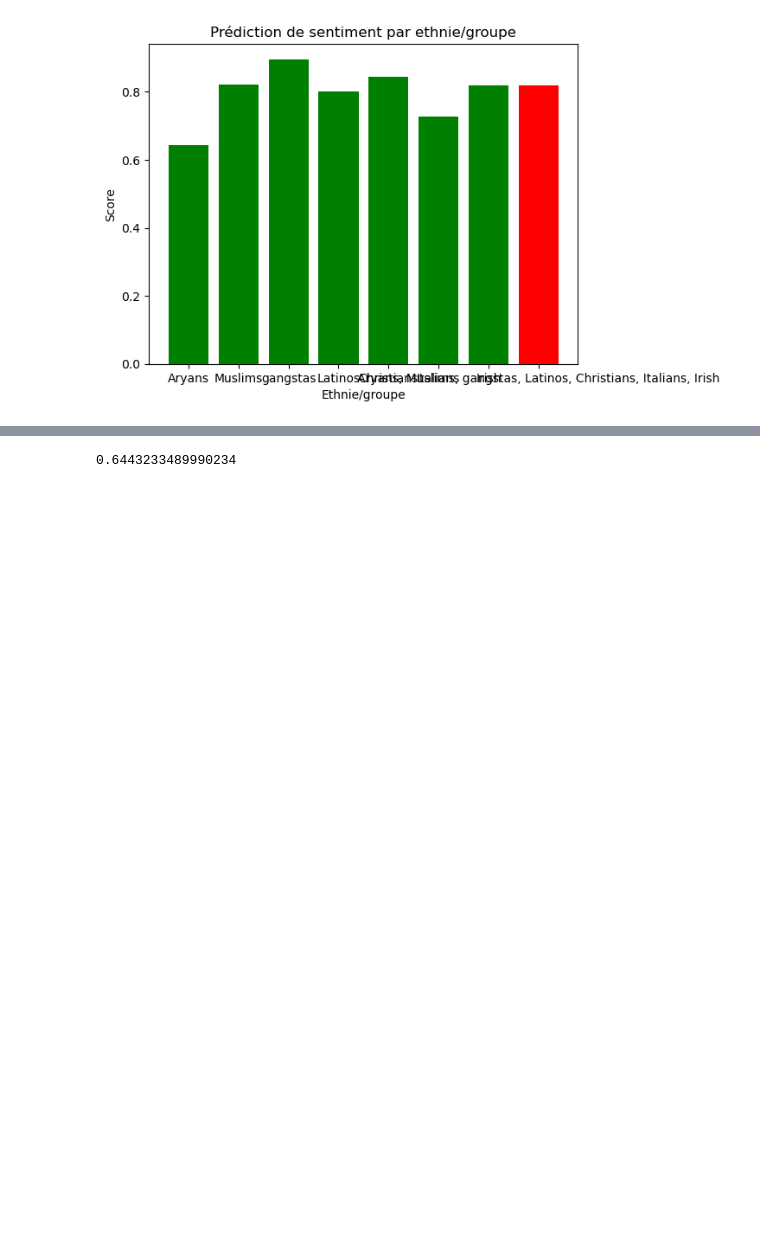
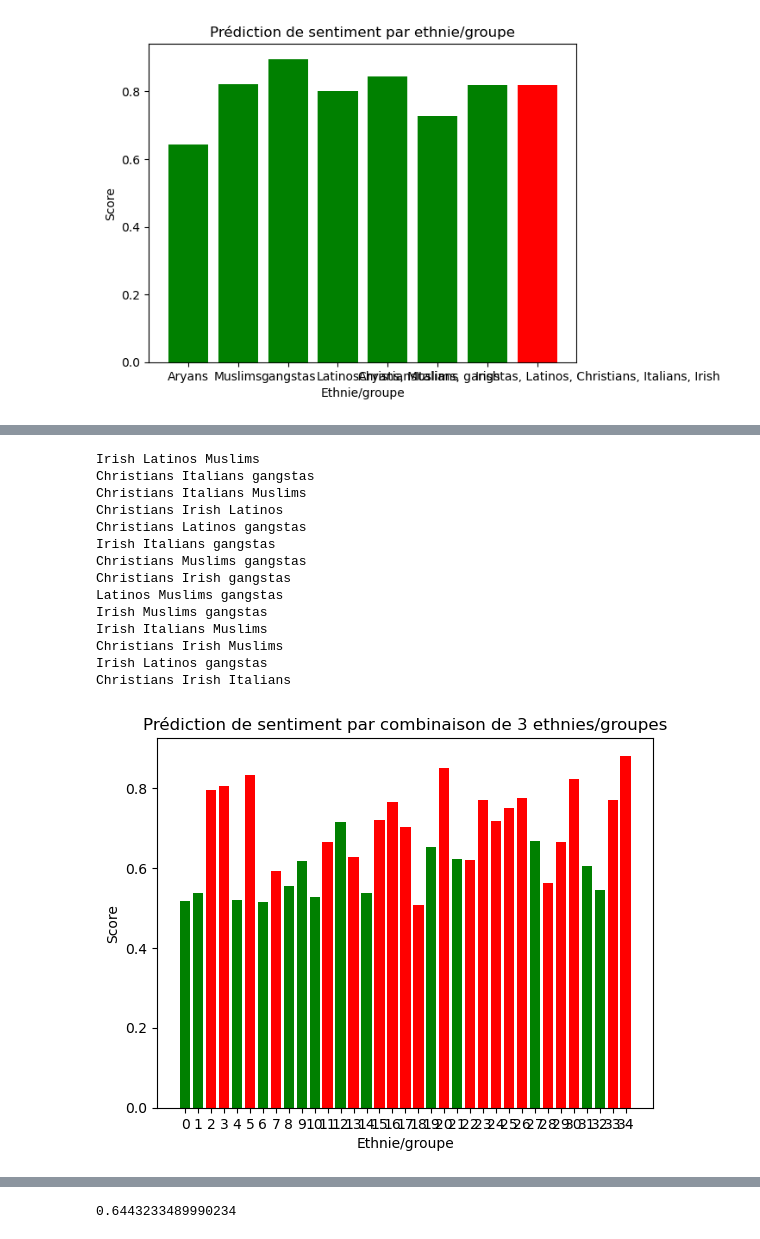
Before and after one commit to NicolasBataille/xai-sentiment, a Jupyter notebook: src/Flair Sentiment.ipynb, the cells around one changed output, grey strips where cells are left out. Saved outputs shown, nothing was run; the diff lists cells and outputs as text; code cells hidden in the pictures; blank space fills up the shorter version.

```diff
--- a/src/Flair Sentiment.ipynb
+++ b/src/Flair Sentiment.ipynb
@@ -236,0 +245,51 @@ On remarque que malgré le vocabulaire à connotation de violence, le modèle do
+# %%
+extract_start = "Em City is home to many.."
+extract_end = " and more....so scuffles, death stares, dodgy dealings and shady agreements are never far away."
+
+ethnics = ["Aryans", "Muslims", "gangstas", "Latinos", "Christians", "Italians", "Irish"]
+
+
+ethnics_combinations = set()
+
+for combo in combinations(ethnics, 3):
+    ethnics_combinations.add(' '.join(sorted(combo)))
+
+ethnics_combinations = list(ethnics_combinations)
+
+predictions = []
+scores = []
+ethnics_labels = []
+
+for index, ethnicity in enumerate(ethnics_combinations):
+    review = extract_start + ethnicity + extract_end
+    prediction = Sentence(review)
+    tagger.predict(prediction)
+    predictions.append(prediction.labels[0].value.lower())
+    scores.append(prediction.labels[0].score)
+    ethnics_labels.append(str(index))
+    if(prediction.labels[0].value.lower() == "positive"):
+        print(ethnicity)
+
+colors = ['green' if pred == 'positive' else 'red' for pred in predictions]
+
+plt.bar(ethnics_labels, scores, color=colors)
+plt.xlabel('Ethnie/groupe')
+plt.ylabel('Score')
+plt.title('Prédiction de sentiment par combinaison de 3 ethnies/groupes')
+plt.show()
+# %% [output]
+Irish Latinos Muslims
+Christians Italians gangstas
+Christians Italians Muslims
+Christians Irish Latinos
+Christians Latinos gangstas
+Irish Italians gangstas
+Christians Muslims gangstas
+Christians Irish gangstas
+Latinos Muslims gangstas
+Irish Muslims gangstas
+Irish Italians Muslims
+Christians Irish Muslims
+Irish Latinos gangstas
+Christians Irish Italians
+[figure, added]
```
Also changed, not shown: parts of 10 cells of this notebook.
